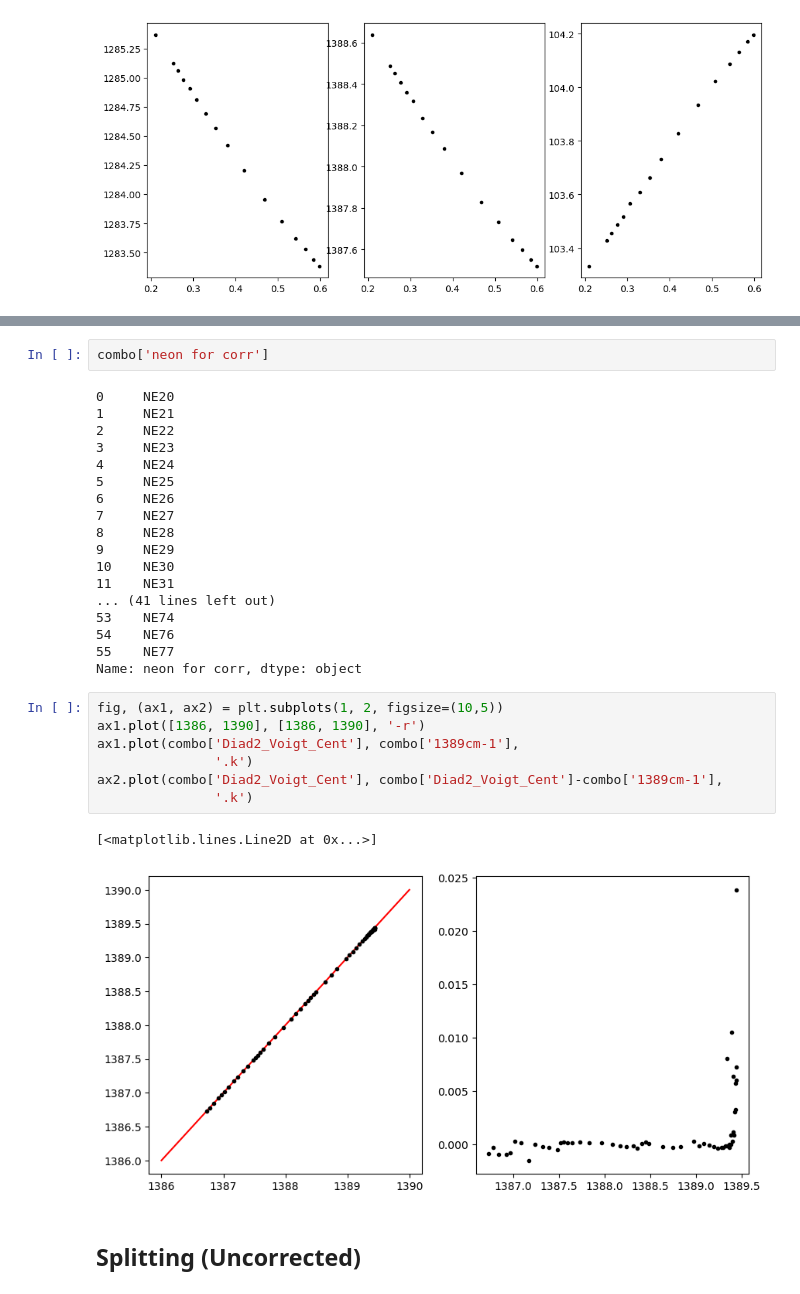
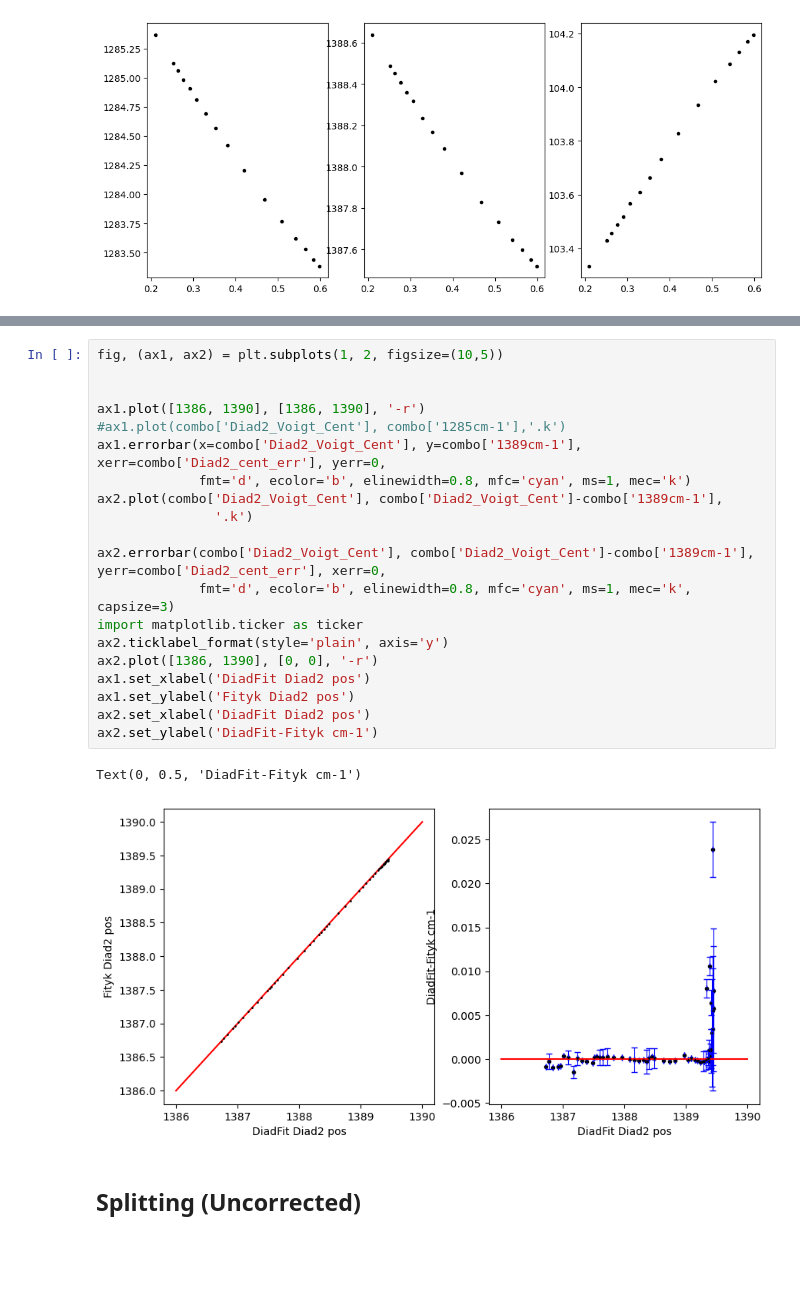
Before and after one commit to PennyWieser/DiadFit, a Jupyter notebook: docs/Examples/Example1a_Gas_Cell_Calibration/DiadFit_vs_Fityk.ipynb, the cells around one changed output, grey strips where cells are left out. Saved outputs shown, nothing was run; the diff lists cells and outputs as text; blank space fills up the shorter version.

```diff
--- a/docs/Examples/Example1a_Gas_Cell_Calibration/DiadFit_vs_Fityk.ipynb
+++ b/docs/Examples/Example1a_Gas_Cell_Calibration/DiadFit_vs_Fityk.ipynb
@@ -144,33 +134,26 @@ Index(['Date', 'time', 'Measurement', '1285cm-1', '1389cm-1',
-# %%
-combo['neon for corr']
-# %% [output]
-0     NE20
-1     NE21
-2     NE22
-3     NE23
-4     NE24
-5     NE25
-6     NE26
-7     NE27
-8     NE28
-9     NE29
-10    NE30
-11    NE31
-... (41 lines left out)
-53    NE74
-54    NE76
-55    NE77
-Name: neon for corr, dtype: object
 # %%
 fig, (ax1, ax2) = plt.subplots(1, 2, figsize=(10,5))
+
+
 ax1.plot([1386, 1390], [1386, 1390], '-r')
-ax1.plot(combo['Diad2_Voigt_Cent'], combo['1389cm-1'],
-               '.k')
+#ax1.plot(combo['Diad2_Voigt_Cent'], combo['1285cm-1'],'.k')
+ax1.errorbar(x=combo['Diad2_Voigt_Cent'], y=combo['1389cm-1'], xerr=combo['Diad2_cent_err'], yerr=0,
+             fmt='d', ecolor='b', elinewidth=0.8, mfc='cyan', ms=1, mec='k')
 ax2.plot(combo['Diad2_Voigt_Cent'], combo['Diad2_Voigt_Cent']-combo['1389cm-1'],
                '.k')
+
+ax2.errorbar(combo['Diad2_Voigt_Cent'], combo['Diad2_Voigt_Cent']-combo['1389cm-1'], yerr=combo['Diad2_cent_err'], xerr=0,
+             fmt='d', ecolor='b', elinewidth=0.8, mfc='cyan', ms=1, mec='k', capsize=3)
+import matplotlib.ticker as ticker
+ax2.ticklabel_format(style='plain', axis='y')
+ax2.plot([1386, 1390], [0, 0], '-r')
+ax1.set_xlabel('DiadFit Diad2 pos')
+ax1.set_ylabel('Fityk Diad2 pos')
+ax2.set_xlabel('DiadFit Diad2 pos')
+ax2.set_ylabel('DiadFit-Fityk cm-1')
 # %% [output]
-[<matplotlib.lines.Line2D at 0x...>]
+Text(0, 0.5, 'DiadFit-Fityk cm-1')
-[figure, old version]
+[figure, new version]
 # %% [markdown]
 ## Splitting (Uncorrected)
 # %%
```
Also changed, not shown: parts of 17 cells of this notebook, 15 other files.
